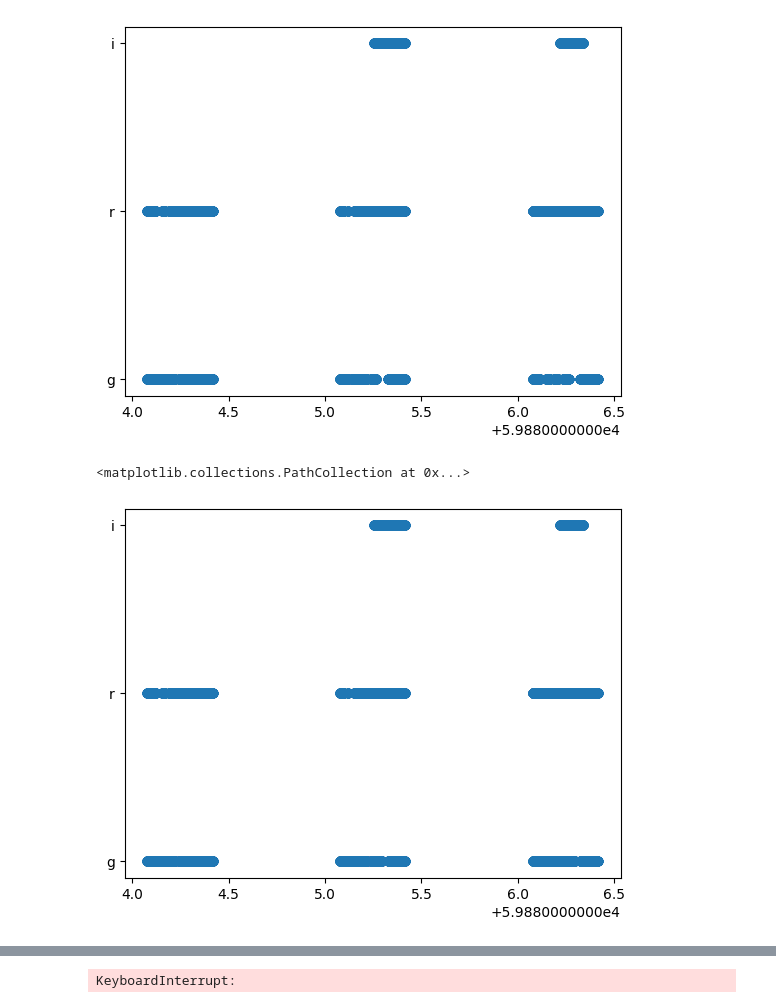
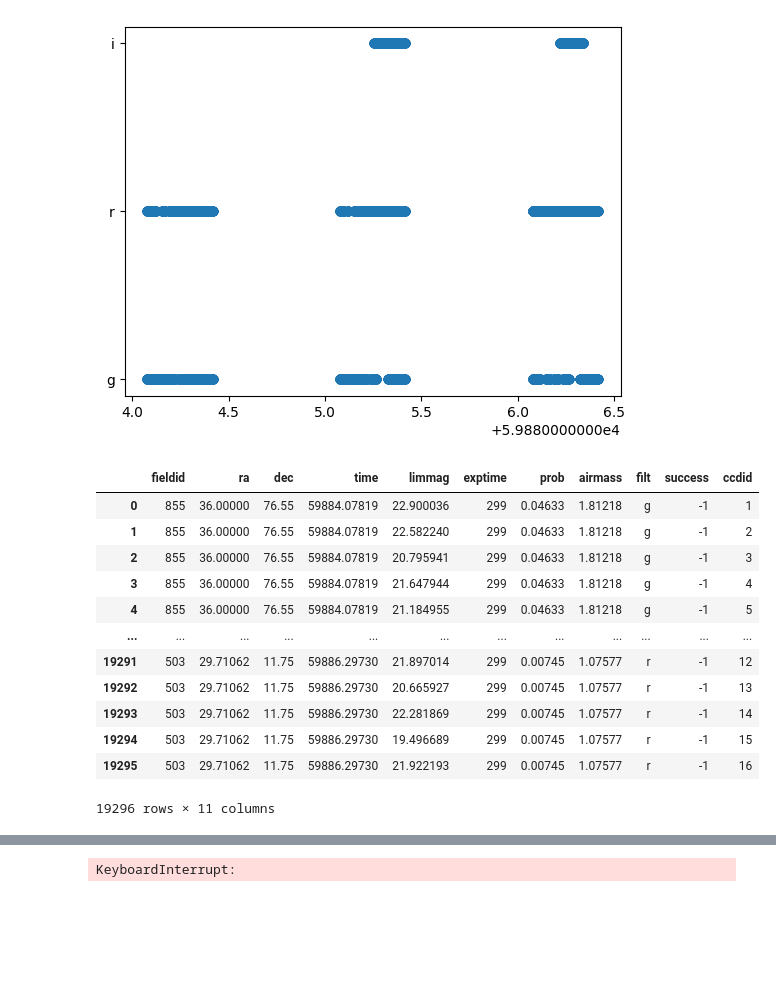
Before and after one commit to asaguescar/mma_searchstrategyO4, a Jupyter notebook: check_output_runs.ipynb, the cells around one changed output, grey strips where cells are left out. Saved outputs shown, nothing was run; the diff lists cells and outputs as text; code cells hidden in the pictures; blank space fills up the shorter version.

```diff
--- a/check_output_runs.ipynb
+++ b/check_output_runs.ipynb
@@ -576,6 +578,19 @@ plt.scatter(df.time, df.filt)
 <matplotlib.collections.PathCollection at 0x...>
 [figure]
 # %%
+
+df
 # %% [output]
+|  | fieldid | ra | dec | time | limmag | exptime | prob | airmass | filt | success | ccdid |
+| 0 | 855 | 36.00000 | 76.55 | 59884.07819 | 22.900036 | 299 | 0.04633 | 1.81218 | g | -1 | 1 |
+| 1 | 855 | 36.00000 | 76.55 | 59884.07819 | 22.582240 | 299 | 0.04633 | 1.81218 | g | -1 | 2 |
+| 2 | 855 | 36.00000 | 76.55 | 59884.07819 | 20.795941 | 299 | 0.04633 | 1.81218 | g | -1 | 3 |
+| 3 | 855 | 36.00000 | 76.55 | 59884.07819 | 21.647944 | 299 | 0.04633 | 1.81218 | g | -1 | 4 |
+| 4 | 855 | 36.00000 | 76.55 | 59884.07819 | 21.184955 | 299 | 0.04633 | 1.81218 | g | -1 | 5 |
+| ... | ... | ... | ... | ... | ... | ... | ... | ... | ... | ... | ... |
+| 19291 | 503 | 29.71062 | 11.75 | 59886.29730 | 21.897014 | 299 | 0.00745 | 1.07577 | r | -1 | 12 |
+| 19292 | 503 | 29.71062 | 11.75 | 59886.29730 | 20.665927 | 299 | 0.00745 | 1.07577 | r | -1 | 13 |
+| 19293 | 503 | 29.71062 | 11.75 | 59886.29730 | 22.281869 | 299 | 0.00745 | 1.07577 | r | -1 | 14 |
+| 19294 | 503 | 29.71062 | 11.75 | 59886.29730 | 19.496689 | 299 | 0.00745 | 1.07577 | r | -1 | 15 |
+| 19295 | 503 | 29.71062 | 11.75 | 59886.29730 | 21.922193 | 299 | 0.00745 | 1.07577 | r | -1 | 16 |
-<matplotlib.collections.PathCollection at 0x...>
+19296 rows × 11 columns
-[figure, removed]
```
Also changed, not shown: parts of 4 cells of this notebook, 2 other files.
